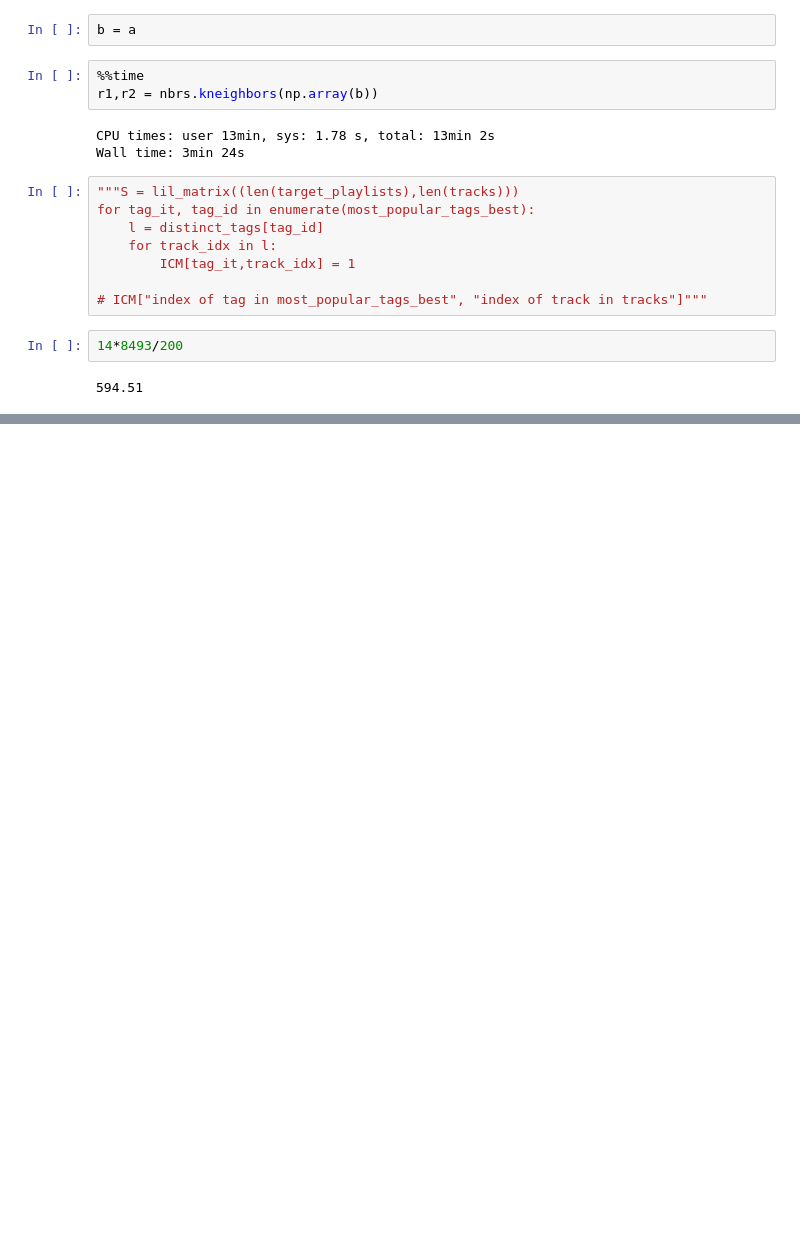
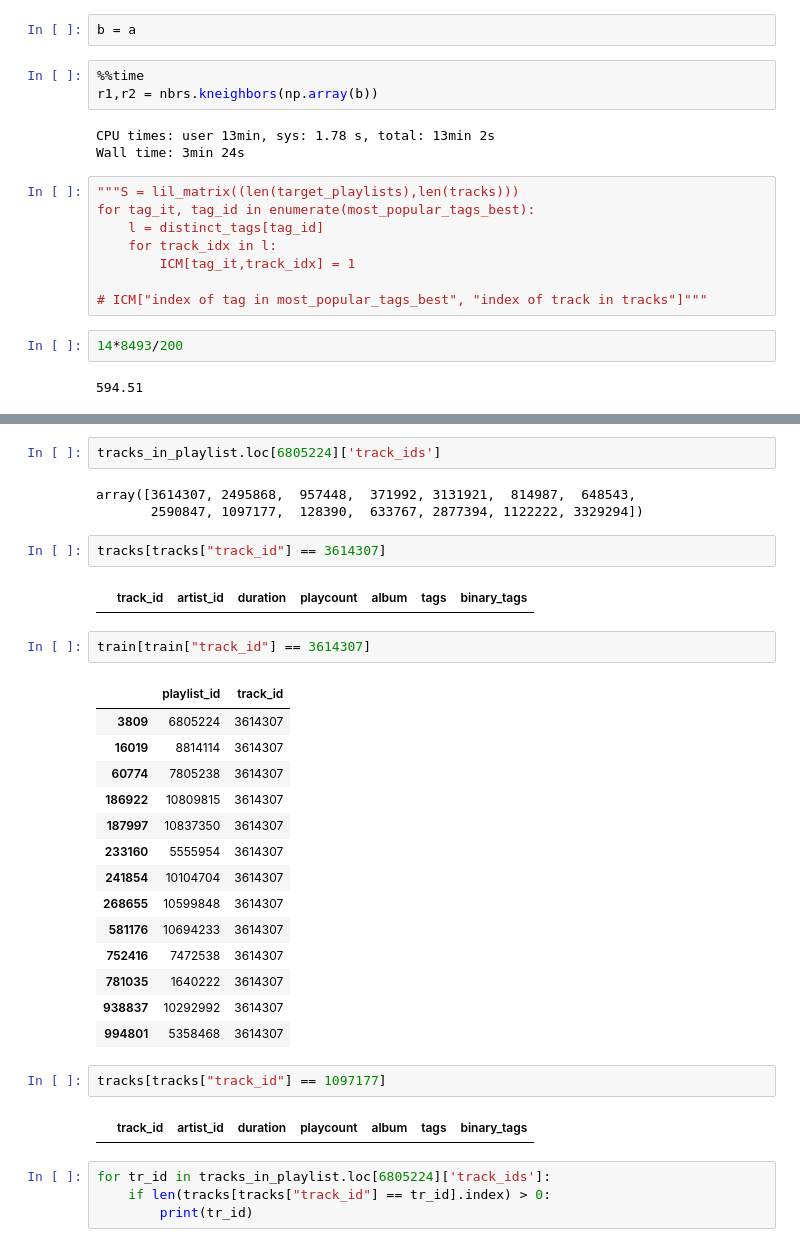
Before and after one commit to battuzz/RS_Challenge, a Jupyter notebook: fabio_notebook.ipynb, the cells around one changed output, grey strips where cells are left out. Saved outputs shown, nothing was run; the diff lists cells and outputs as text; blank space fills up the shorter version.

```diff
--- a/fabio_notebook.ipynb
+++ b/fabio_notebook.ipynb
@@ -359,0 +405,34 @@ IndexError: list index out of range
+# %%
+tracks_in_playlist.loc[6805224]['track_ids']
+# %% [output]
+array([3614307, 2495868,  957448,  371992, 3131921,  814987,  648543,
+       2590847, 1097177,  128390,  633767, 2877394, 1122222, 3329294])
+# %%
+tracks[tracks["track_id"] == 3614307]
+# %% [output]
+|  | track_id | artist_id | duration | playcount | album | tags | binary_tags |
+# %%
+train[train["track_id"] == 3614307]
+# %% [output]
+|  | playlist_id | track_id |
+| 3809 | 6805224 | 3614307 |
+| 16019 | 8814114 | 3614307 |
+| 60774 | 7805238 | 3614307 |
+| 186922 | 10809815 | 3614307 |
+| 187997 | 10837350 | 3614307 |
+| 233160 | 5555954 | 3614307 |
+| 241854 | 10104704 | 3614307 |
+| 268655 | 10599848 | 3614307 |
+| 581176 | 10694233 | 3614307 |
+| 752416 | 7472538 | 3614307 |
+| 781035 | 1640222 | 3614307 |
+| 938837 | 10292992 | 3614307 |
+| 994801 | 5358468 | 3614307 |
+# %%
+tracks[tracks["track_id"] == 1097177]
+# %% [output]
+|  | track_id | artist_id | duration | playcount | album | tags | binary_tags |
+# %%
+for tr_id in tracks_in_playlist.loc[6805224]['track_ids']:
+    if len(tracks[tracks["track_id"] == tr_id].index) > 0:
+        print(tr_id)
```
Also changed, not shown: parts of 7 cells of this notebook.
